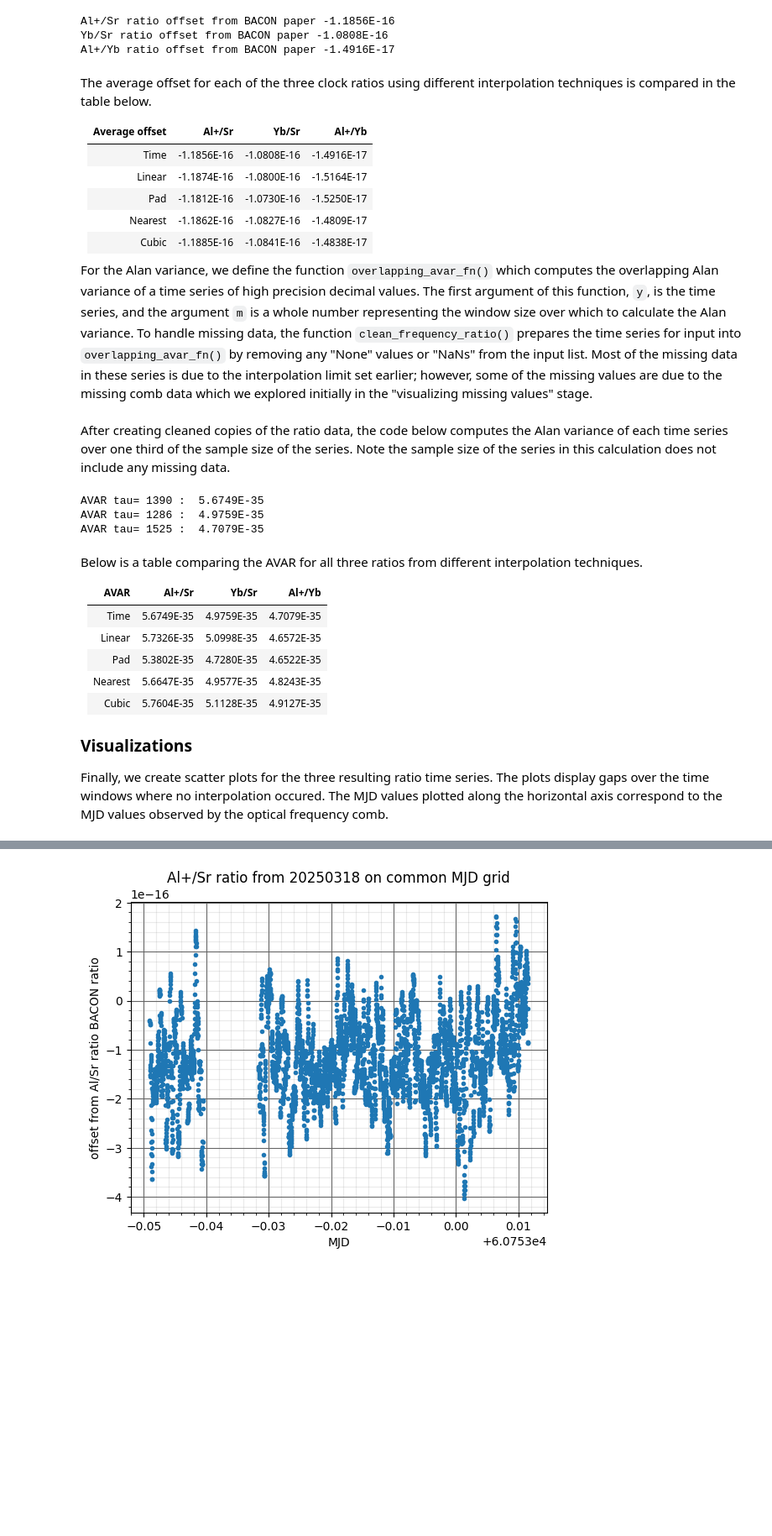
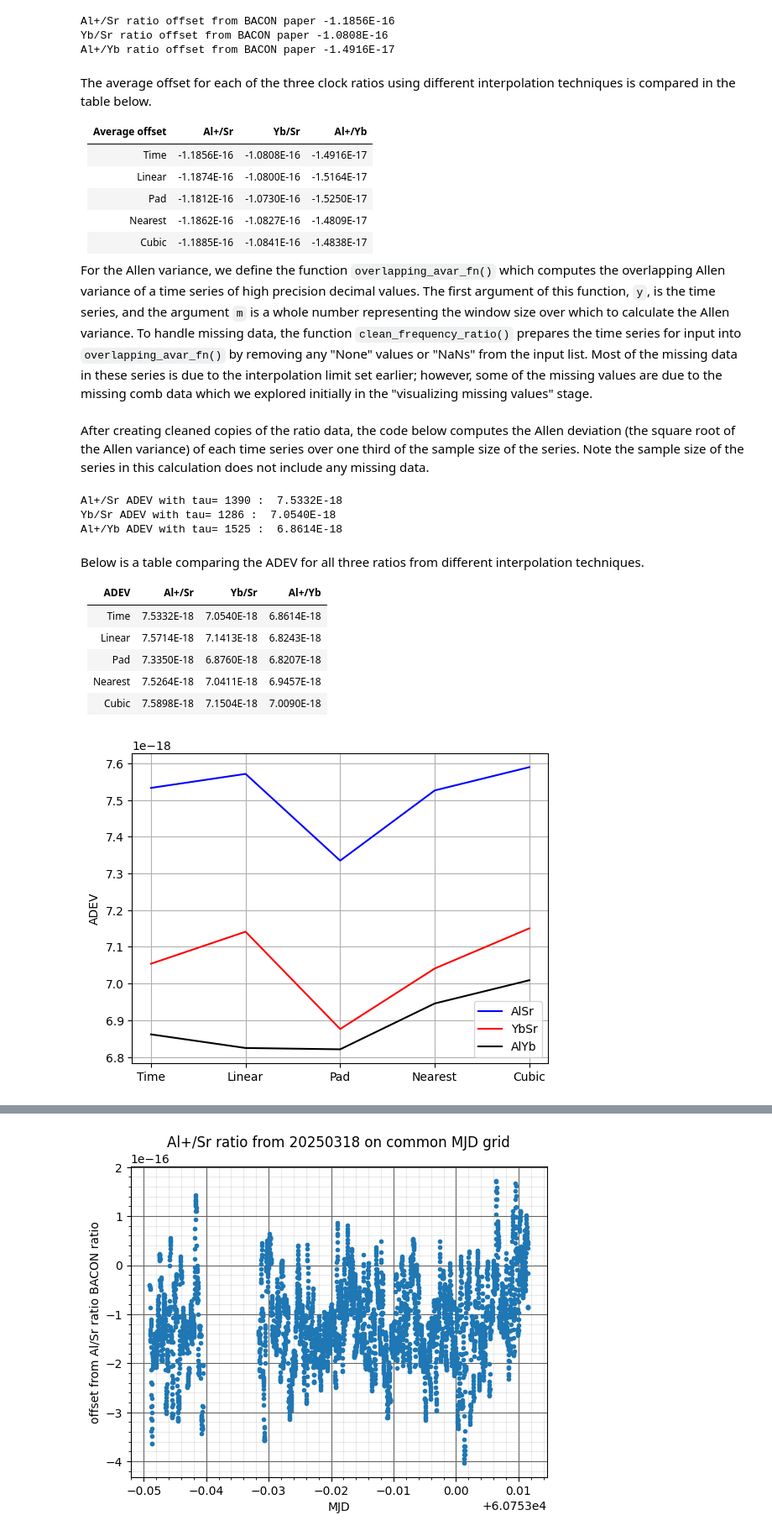
Before and after one commit to caitberry/atomic-clock, a Jupyter notebook: st-interp/NIST_TN/interpolation_report.ipynb, the cells around one changed output, grey strips where cells are left out. Shown at 84% size. Drawn from its saved outputs; the diff is of its cells as text; code cells hidden in the pictures; blank space fills up the shorter version.

Commit message:
update interpolation_report w/ A's edits

```diff
--- a/st-interp/NIST_TN/interpolation_report.ipynb
+++ b/st-interp/NIST_TN/interpolation_report.ipynb
@@ -483,7 +483,7 @@ The average offset for each of the three clock ratios using different interpolat
 | Cubic |  -1.1885E-16  |  -1.0841E-16  |  -1.4838E-17  |
 
 
-For the Alan variance, we define the function `overlapping_avar_fn()` which computes the overlapping Alan variance of a time series of high precision decimal values. The first argument of this function, `y`, is the time series, and the argument `m` is a whole number representing the window size over which to calculate the Alan variance. To handle missing data, the function `clean_frequency_ratio()` prepares the time series for input into `overlapping_avar_fn()` by removing any "None" values or "NaNs" from the input list. Most of the missing data in these series is due to the interpolation limit set earlier; however, some of the missing values are due to the missing comb data which we explored initially in the "visualizing missing values" stage.
+For the Allen variance, we define the function `overlapping_avar_fn()` which computes the overlapping Allen variance of a time series of high precision decimal values. The first argument of this function, `y`, is the time series, and the argument `m` is a whole number representing the window size over which to calculate the Allen variance. To handle missing data, the function `clean_frequency_ratio()` prepares the time series for input into `overlapping_avar_fn()` by removing any "None" values or "NaNs" from the input list. Most of the missing data in these series is due to the interpolation limit set earlier; however, some of the missing values are due to the missing comb data which we explored initially in the "visualizing missing values" stage.
 # %%
 def overlapping_avar_fn(y, m):
     M = len(y)
@@ -518,30 +518,49 @@ def clean_frequency_ratio(frequency_ratio_data: List[Optional[Union[float, Decim
         )
     ]
 # %% [markdown]
-After creating cleaned copies of the ratio data, the code below computes the Alan variance of each time series over one third of the sample size of the series. Note the sample size of the series in this calculation does not include any missing data.
+After creating cleaned copies of the ratio data, the code below computes the Allen deviation (the square root of the Allen variance) of each time series over one third of the sample size of the series. Note the sample size of the series in this calculation does not include any missing data.
 # %%
 clean_frequency_ratio_ErYb1 = clean_frequency_ratio(frequency_ratio_ErYb1)
 clean_frequency_ratio_ErYb2 = clean_frequency_ratio(frequency_ratio_ErYb2)
 clean_frequency_ratio_ErYb3 = clean_frequency_ratio(frequency_ratio_ErYb3)
 
-print("AVAR tau=", math.floor(len(clean_frequency_ratio_ErYb1)/3), ": ", '{:0.5}'.format(overlapping_avar_fn(clean_frequency_ratio_ErYb1, math.floor(len(clean_frequency_ratio_ErYb1)/3))))
-print("AVAR tau=", math.floor(len(clean_frequency_ratio_ErYb2)/3), ": ", '{:0.5}'.format(overlapping_avar_fn(clean_frequency_ratio_ErYb1, math.floor(len(clean_frequency_ratio_ErYb2)/3))))
-print("AVAR tau=", math.floor(len(clean_frequency_ratio_ErYb3)/3), ": ", '{:0.5}'.format(overlapping_avar_fn(clean_frequency_ratio_ErYb3, math.floor(len(clean_frequency_ratio_ErYb1)/3))))
+print("Al+/Sr ADEV with tau=", math.floor(len(clean_frequency_ratio_ErYb1)/3), ": ", '{:0.5}'.format(overlapping_avar_fn(clean_frequency_ratio_ErYb1, math.floor(len(clean_frequency_ratio_ErYb1)/3)).sqrt()))
+print("Yb/Sr ADEV with tau=", math.floor(len(clean_frequency_ratio_ErYb2)/3), ": ", '{:0.5}'.format(overlapping_avar_fn(clean_frequency_ratio_ErYb1, math.floor(len(clean_frequency_ratio_ErYb2)/3)).sqrt()))
+print("Al+/Yb ADEV with tau=", math.floor(len(clean_frequency_ratio_ErYb3)/3), ": ", '{:0.5}'.format(overlapping_avar_fn(clean_frequency_ratio_ErYb3, math.floor(len(clean_frequency_ratio_ErYb1)/3)).sqrt()))
 # %% [output]
-AVAR tau= 1390 :  5.6749E-35
-AVAR tau= 1286 :  4.9759E-35
-AVAR tau= 1525 :  4.7079E-35
+Al+/Sr ADEV with tau= 1390 :  7.5332E-18
+Yb/Sr ADEV with tau= 1286 :  7.0540E-18
+Al+/Yb ADEV with tau= 1525 :  6.8614E-18
 # %% [markdown]
-Below is a table comparing the AVAR for all three ratios from different interpolation techniques.
+Below is a table comparing the ADEV for all three ratios from different interpolation techniques.
 
-| AVAR | Al+/Sr | Yb/Sr | Al+/Yb |
+| ADEV | Al+/Sr | Yb/Sr | Al+/Yb |
 | --- | --- | --- | --- |
-| Time |  5.6749E-35  |  4.9759E-35  |  4.7079E-35  |
-| Linear |  5.7326E-35  |  5.0998E-35  |  4.6572E-35  |
-| Pad |  5.3802E-35  |   4.7280E-35 |   4.6522E-35 |
-| Nearest |  5.6647E-35  |  4.9577E-35  |  4.8243E-35  |
-| Cubic |  5.7604E-35  |  5.1128E-35  |  4.9127E-35  |
-
-### Visualizations
-
-Finally, we create scatter plots for the three resulting ratio time series. The plots display gaps over the time windows where no interpolation occured. The MJD values plotted along the horizontal axis correspond to the MJD values observed by the optical frequency comb.
+| Time |  7.5332E-18  |  7.0540E-18  |  6.8614E-18  |
+| Linear |  7.5714E-18 |  7.1413E-18  |  6.8243E-18   |
+| Pad |  7.3350E-18  |   6.8760E-18 |   6.8207E-18  |
+| Nearest |  7.5264E-18  |  7.0411E-18  |  6.9457E-18  |
+| Cubic |  7.5898E-18  |  7.1504E-18  |  7.0090E-18  |
+# %%
+adev_data = {
+    'AlSr': [7.5332E-18,7.5714E-18,7.3350E-18, 7.5264E-18, 7.5898E-18],
+    'YbSr': [7.0540E-18, 7.1413E-18, 6.8760E-18, 7.0411E-18, 7.1504E-18],
+    'AlYb': [6.8614E-18, 6.8243E-18, 6.8207E-18, 6.9457E-18, 7.0090E-18]
+}
+adev_df = pd.DataFrame(adev_data)
+
+x = ['Time', 'Linear', 'Pad', 'Nearest', 'Cubic']
+colors = {
+    'AlSr': 'blue',
+    'YbSr': 'red',
+    'AlYb': 'black'
+}
+
+for col in adev_df.columns:
+    plt.plot(x, adev_df[col], label=col, color=colors.get(col, 'black'))
+plt.ylabel('ADEV')
+plt.legend()
+plt.grid(True)
+plt.show()
+# %% [output]
+[figure, added]
```
Also changed, not shown: parts of 2 cells of this notebook, 1 other file.
